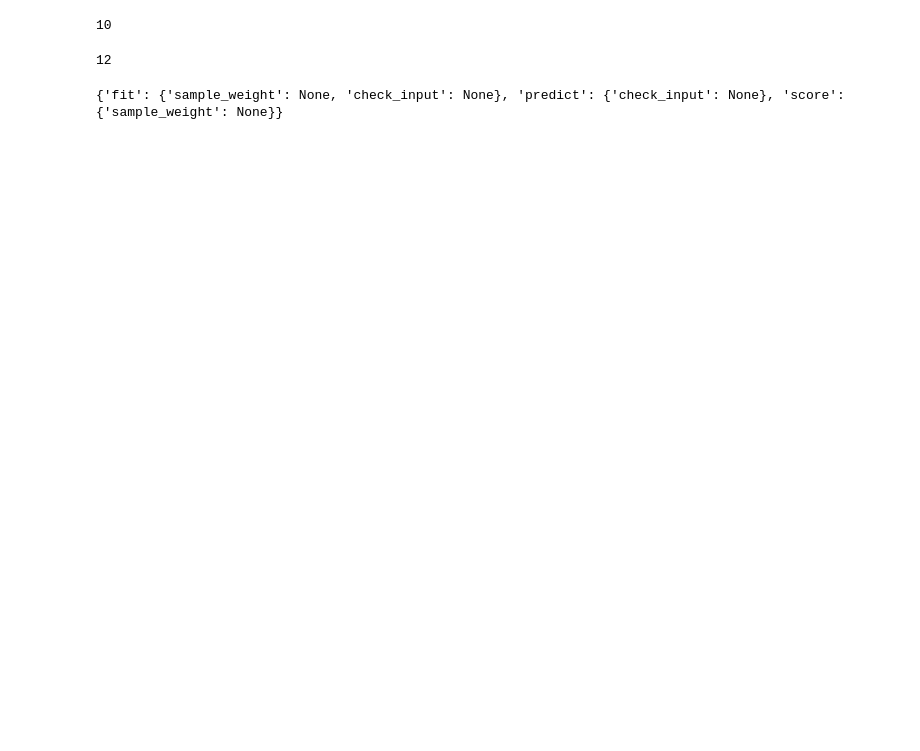
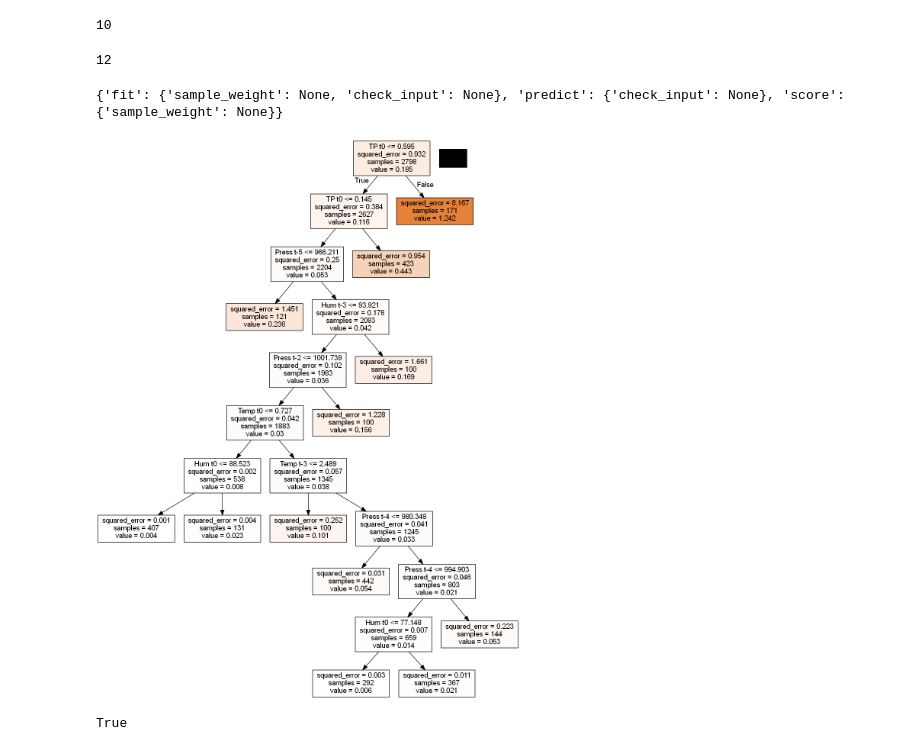
Before and after one commit to wiktoriasw/Data-Science-project, a Jupyter notebook: OnlyDT.ipynb, the cells around one changed output. Cells and saved outputs as stored; diff of their text form; code cells hidden in the pictures; blank space fills up the shorter version.

```diff
--- a/OnlyDT.ipynb
+++ b/OnlyDT.ipynb
@@ -501,3 +534,15 @@ dtr.get_n_leaves()
 dtr.get_metadata_routing()
 # %% [output]
 {'fit': {'sample_weight': None, 'check_input': None}, 'predict': {'check_input': None}, 'score': {'sample_weight': None}}
+# %%
+dot_data = tree.export_graphviz(dtr, feature_names=X.columns.values, out_file=None, filled=True)
+# %%
+graph = pydotplus.graph_from_dot_data(dot_data)
+# %%
+Image(graph.create_png())
+# %% [output]
+[figure, added]
+# %%
+graph.write_png('DT_color.png')
+# %% [output]
+True
```
Also changed, not shown: parts of 16 cells of this notebook.
